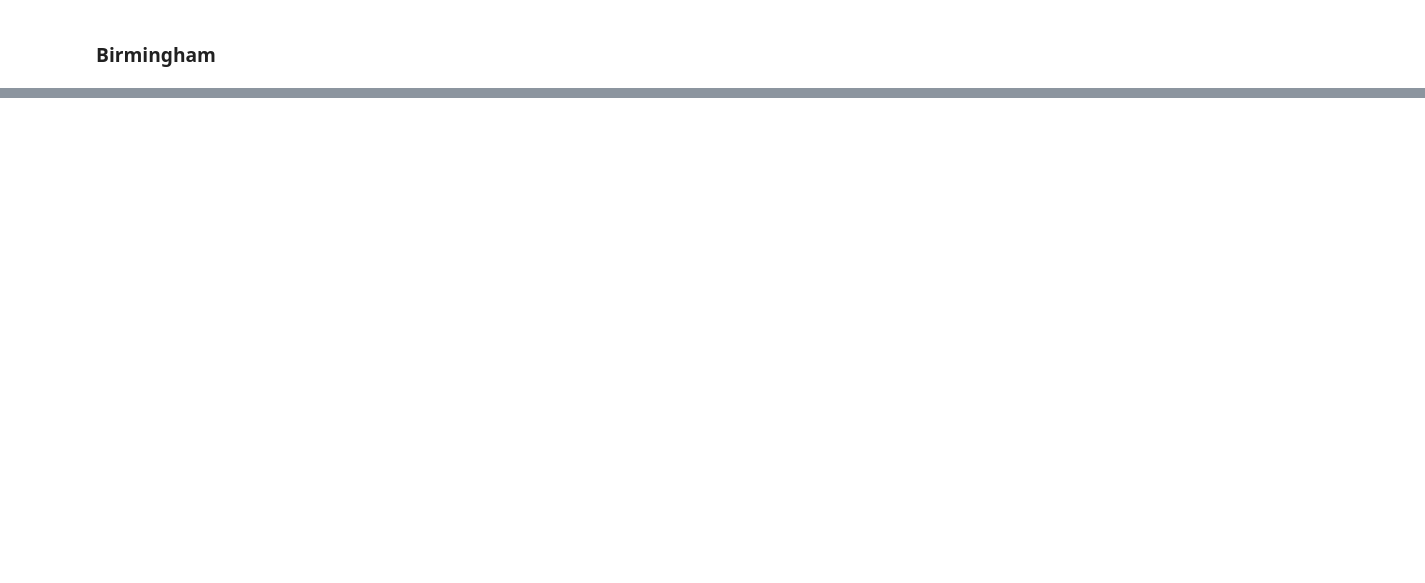
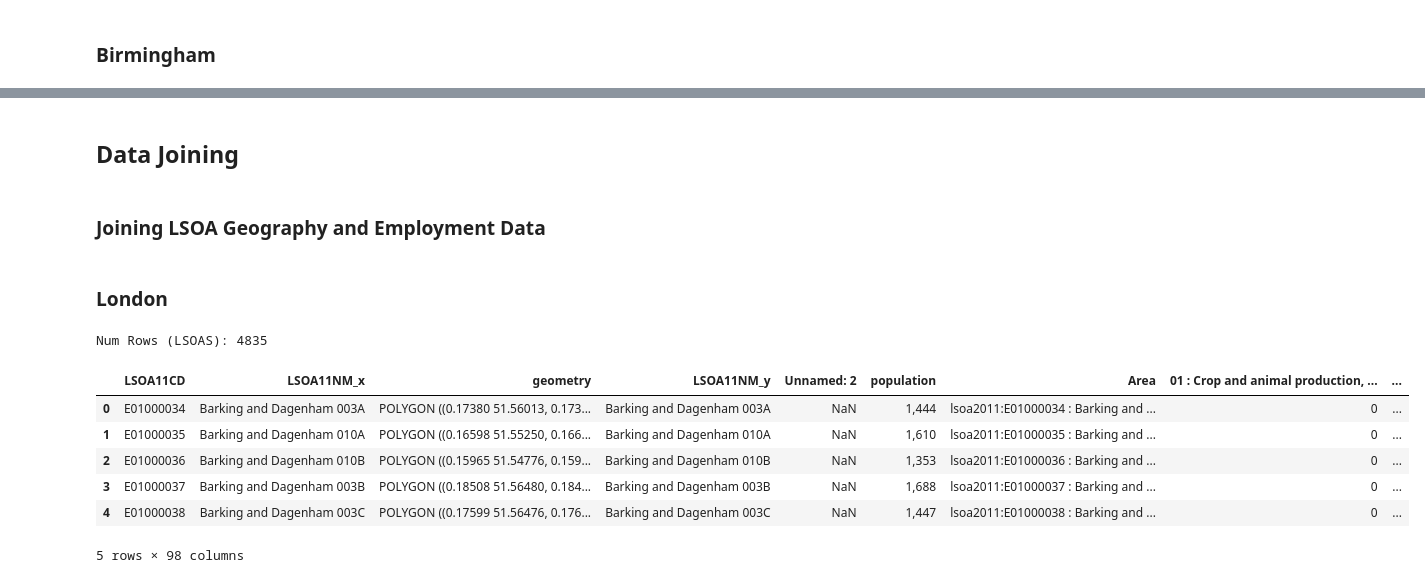
Before and after one commit to grolls23/EmploymentModellingDis, a Jupyter notebook: DataCleaning.ipynb, the cells around one changed output, grey strips where cells are left out. Cells and saved outputs as stored; diff of their text form; code cells hidden in the pictures; blank space fills up the shorter version.

```diff
--- a/DataCleaning.ipynb
+++ b/DataCleaning.ipynb
@@ -35,8 +35,8 @@ I created a separate CSV for London employment data because it was simply easier
 #Skip the first six rows because they're header information
 empl_data_london = pd.read_csv('data/employment_data/lsoa_by_industry_london.csv', skiprows=7, delimiter=',')
 
-unnamed_cols = empl_data_london.columns[empl_data_london.columns.str.contains('^Unnamed:')]
-empl_data_london.drop(columns=unnamed_cols, inplace=True)
+unnamed_cols_london = empl_data_london.columns[empl_data_london.columns.str.contains('^Unnamed:')]
+empl_data_london.drop(columns=unnamed_cols_london, inplace=True)
 
 #Separate name into LSOA11CD and LSOA11NM
 def split_column(value):
@@ -206,0 +417,22 @@ I will query each set of building types and then collapse the dataset down so th
+# %% [markdown]
+## Data Joining
+# %% [markdown]
+### Joining LSOA Geography and Employment Data
+# %% [markdown]
+### London
+# %%
+#Note that total London statistics are dropped here because there's no equivalent column in lsoa_geo
+empl_geog_london = pd.merge(lsoa_geo, empl_data_london, on = "LSOA11CD")
+
+print("Num Rows (LSOAS): " + str(empl_geog_london.shape[0]))
+
+empl_geog_london.head()
+# %% [output]
+Num Rows (LSOAS): 4835
+|  | LSOA11CD | LSOA11NM_x | geometry | LSOA11NM_y | Unnamed: 2 | population | Area | 01 : Crop and animal production, ... | ... |
+| 0 | E01000034 | Barking and Dagenham 003A | POLYGON ((0.17380 51.56013, 0.173... | Barking and Dagenham 003A | NaN | 1,444 | lsoa2011:E01000034 : Barking and ... | 0 | ... |
+| 1 | E01000035 | Barking and Dagenham 010A | POLYGON ((0.16598 51.55250, 0.166... | Barking and Dagenham 010A | NaN | 1,610 | lsoa2011:E01000035 : Barking and ... | 0 | ... |
+| 2 | E01000036 | Barking and Dagenham 010B | POLYGON ((0.15965 51.54776, 0.159... | Barking and Dagenham 010B | NaN | 1,353 | lsoa2011:E01000036 : Barking and ... | 0 | ... |
+| 3 | E01000037 | Barking and Dagenham 003B | POLYGON ((0.18508 51.56480, 0.184... | Barking and Dagenham 003B | NaN | 1,688 | lsoa2011:E01000037 : Barking and ... | 0 | ... |
+| 4 | E01000038 | Barking and Dagenham 003C | POLYGON ((0.17599 51.56476, 0.176... | Barking and Dagenham 003C | NaN | 1,447 | lsoa2011:E01000038 : Barking and ... | 0 | ... |
+5 rows × 98 columns
```
Also changed, not shown: parts of 20 cells of this notebook, 1 other file.
